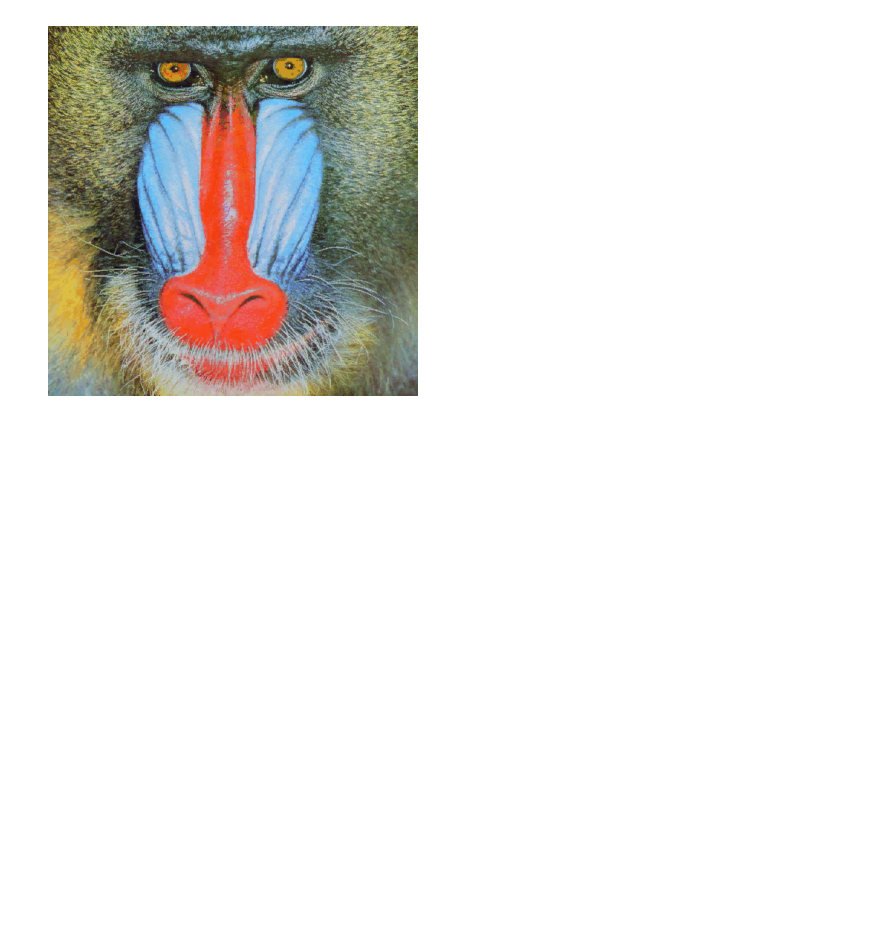
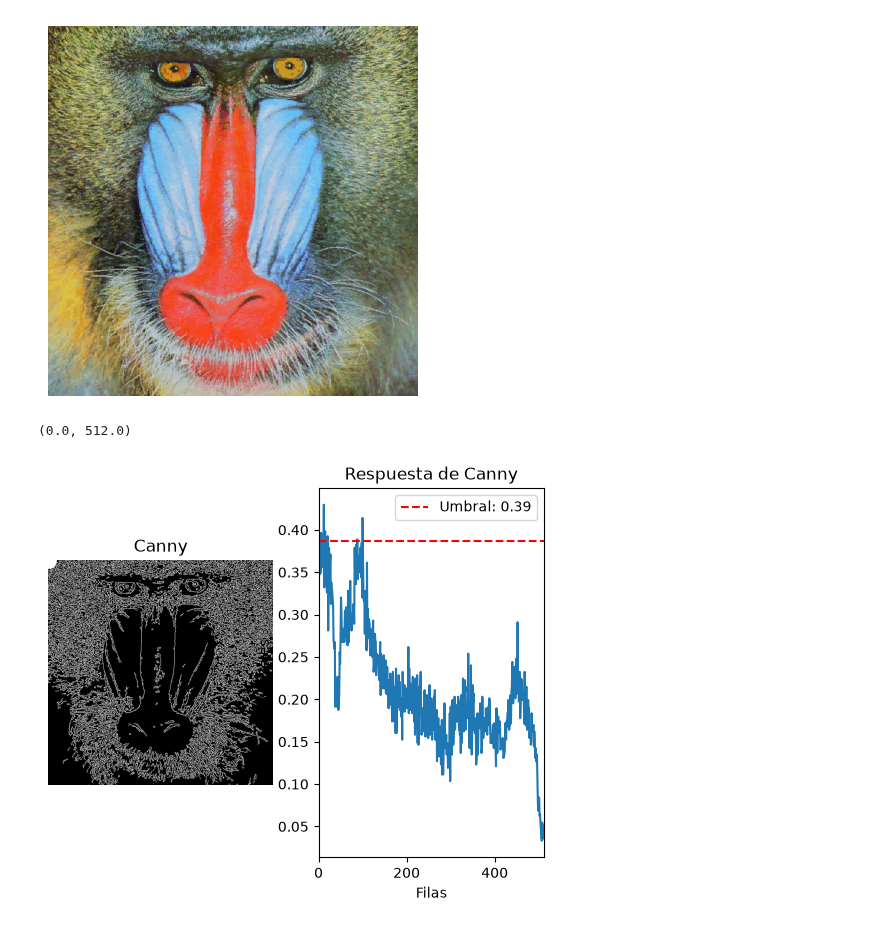
Before and after one commit to kilian2113/VC, a Jupyter notebook: P2/VC_P2.ipynb, the cells around one changed output. Saved outputs shown, nothing was run; the diff lists cells and outputs as text; code cells hidden in the pictures; blank space fills up the shorter version.

```diff
--- a/P2/VC_P2.ipynb
+++ b/P2/VC_P2.ipynb
@@ -22,3 +22,44 @@ else:
     print('Imagen no encontrada')
 # %% [output]
 [figure]
+# %%
+gris = cv2.cvtColor(img, cv2.COLOR_BGR2GRAY)
+canny = cv2.Canny(gris, 100, 200)
+#El contenido de la imagen resultado de Canny, son valores 0 o 255, lo compruebas al descomentar
+#print(canny)
+
+#Cuenta el número de píxeles blancos (255) por fila
+#Suma los valores de los pixeles por fila
+row_counts = cv2.reduce(canny, 1, cv2.REDUCE_SUM, dtype=cv2.CV_32SC1)
+
+
+#Normaliza en base al número de filas, primer valor devuelto por shape, y al valor máximo del píxel (255)
+#El resultado será el número de píxeles blancos por fila
+rows = row_counts / (255 * canny.shape[0])
+max_row = np.max(rows)
+umbral = 0.9 * max_row
+
+for x in rows:
+    if x[0] >= umbral:
+        cv2.circle(canny, (0, int(x[0])), 20, (255, 0, 0), -1)
+
+#Muestra la imagen
+plt.figure()
+plt.subplot(1, 2, 1)
+plt.axis("off")
+plt.title("Canny")
+plt.imshow(canny, cmap='gray')
+
+#Muestra dicha cuenta gráficamente
+plt.subplot(1, 2, 2)
+plt.title("Respuesta de Canny")
+plt.xlabel("Filas")
+plt.ylabel("% píxeles")
+plt.plot(rows)
+plt.axhline(y=umbral, color='r', linestyle='--', label=f'Umbral: {umbral:.2f}')
+plt.legend()
+#Rango en x definido por las columnas
+plt.xlim([0, canny.shape[0]])
+# %% [output]
+(0.0, 512.0)
+[figure, added]
```
